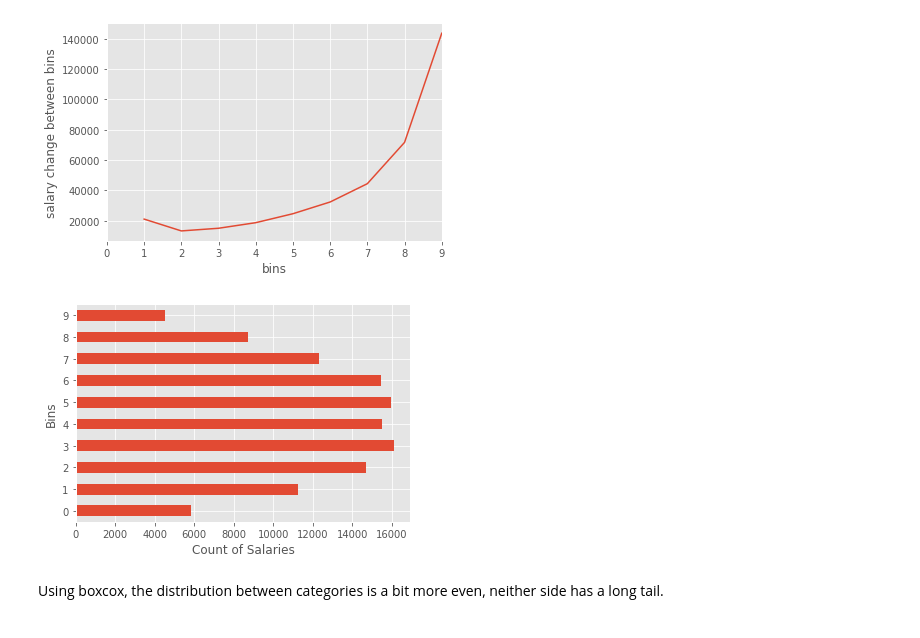
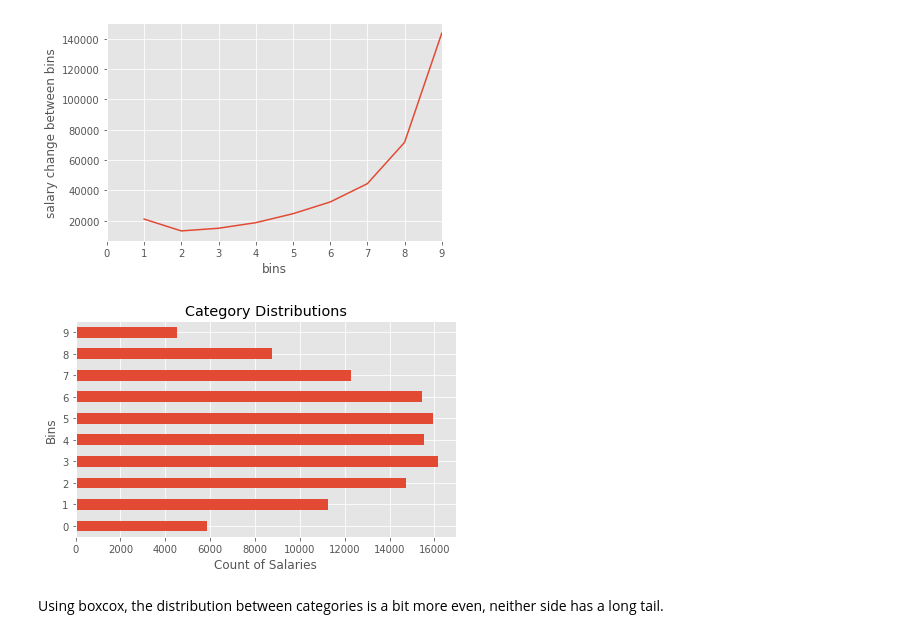
Before and after one commit to mrkjhsn/Not_for_Profit_Compensation_Modeling, a Jupyter notebook: 07.label_category_assignment.ipynb, the cells around one changed output. Drawn from its saved outputs; the diff is of its cells as text; code cells hidden in the pictures.

```diff
--- a/07.label_category_assignment.ipynb
+++ b/07.label_category_assignment.ipynb
@@ -445,13 +435,16 @@ plt.ylabel('salary change between bins');
 # %%
 # examine the distribution
 # based on the number of people who fall into each bin
 pd.cut(pd.Series(stats.boxcox(df.reportable_comp)[0]),
         bins=breaks_box_cox,
         include_lowest=True).cat.codes.value_counts().sort_index().plot(kind='barh')
 plt.xlabel('Count of Salaries')
-plt.ylabel('Bins');
+plt.ylabel('Bins')
+plt.title('Category Distributions')
+plt.tight_layout()
+plt.savefig('03.visualizations/category_breaks_dist.png');
 # %% [output]
-[figure, old version]
+[figure, new version]
 # %% [markdown]
 Using boxcox, the distribution between categories is a bit more even, neither side has a long tail.
 # %%
```
Also changed, not shown: parts of 12 cells of this notebook.
